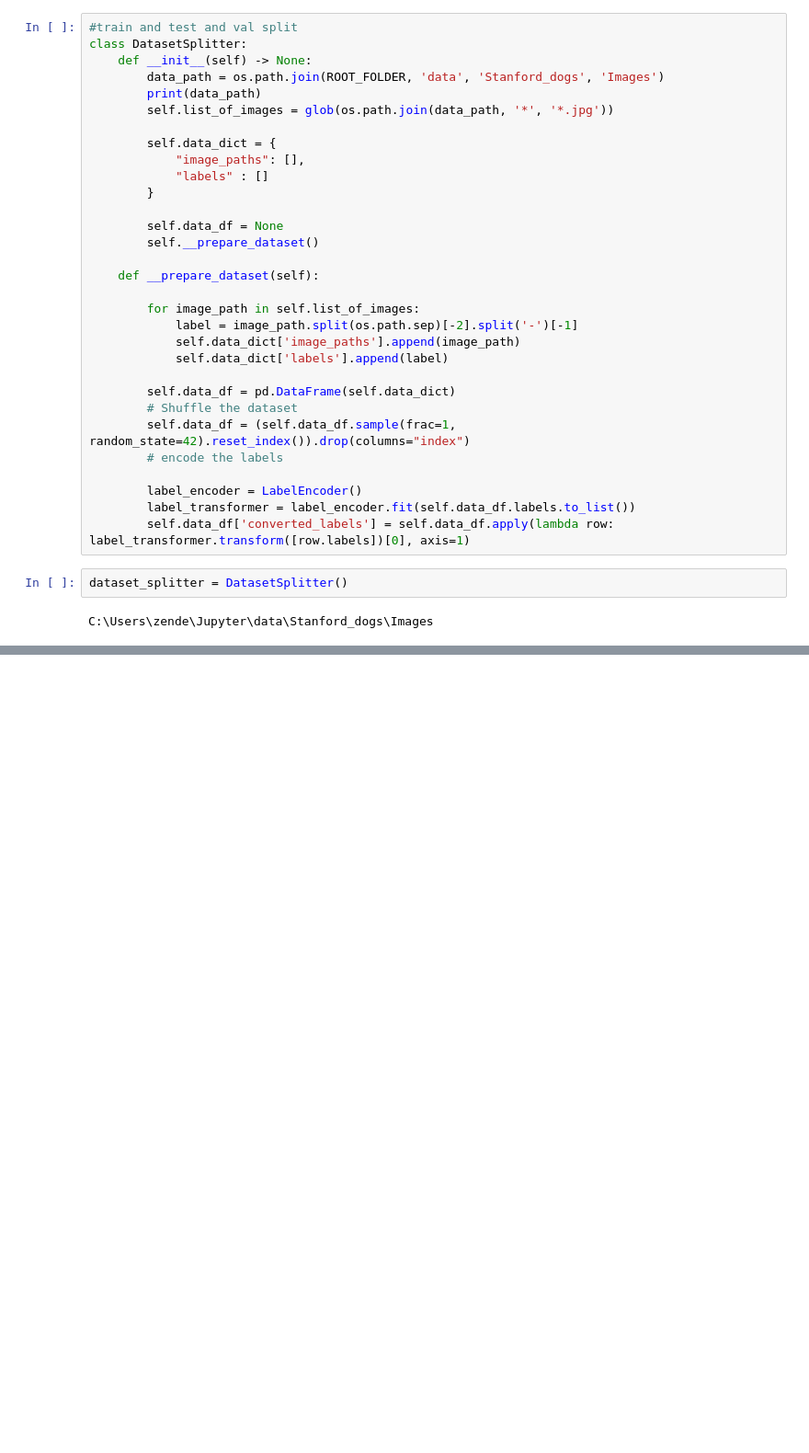
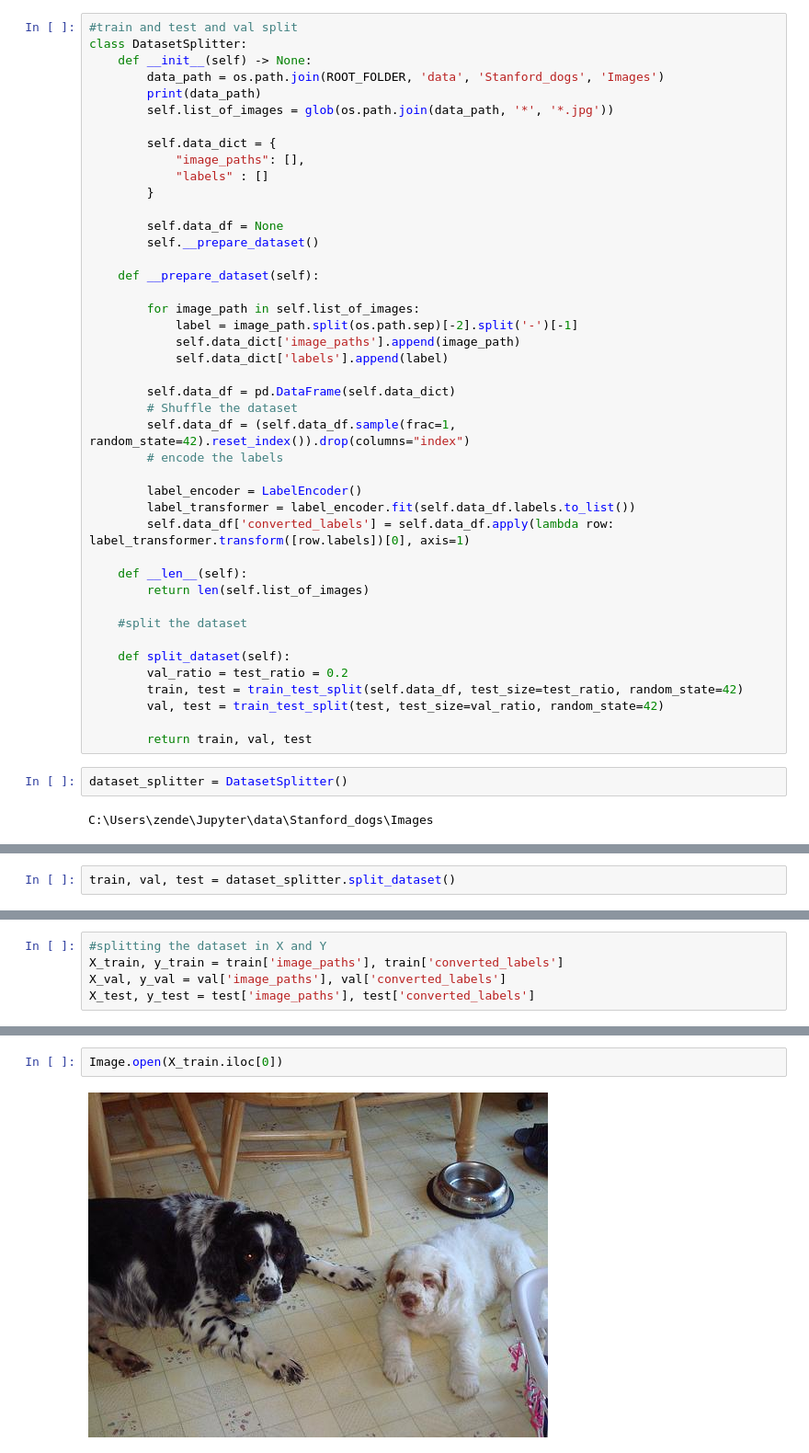
Before and after one commit to cosmos45/Tensors_dogs, a Jupyter notebook: tensors.ipynb, the cells around one changed output, grey strips where cells are left out. Shown: that part at 92% size. Cells and saved outputs as stored; diff of their text form; blank space fills up the shorter version.

```diff
--- a/tensors.ipynb
+++ b/tensors.ipynb
@@ -54,6 +60,18 @@ class DatasetSplitter:
         label_encoder = LabelEncoder()
         label_transformer = label_encoder.fit(self.data_df.labels.to_list())
         self.data_df['converted_labels'] = self.data_df.apply(lambda row: label_transformer.transform([row.labels])[0], axis=1)
+
+    def __len__(self):
+        return len(self.list_of_images)
+
+    #split the dataset
+
+    def split_dataset(self):
+        val_ratio = test_ratio = 0.2
+        train, test = train_test_split(self.data_df, test_size=test_ratio, random_state=42)
+        val, test = train_test_split(test, test_size=val_ratio, random_state=42)
+
+        return train, val, test
 # %%
 dataset_splitter = DatasetSplitter()
 # %% [output]
@@ -79,0 +79,2 @@ image_file_path.split(os.path.sep)[-2].split('-')[-1]
+# %%
+train, val, test = dataset_splitter.split_dataset()
@@ -79,0 +145,5 @@ image_file_path.split(os.path.sep)[-2].split('-')[-1]
+# %%
+#splitting the dataset in X and Y
+X_train, y_train = train['image_paths'], train['converted_labels']
+X_val, y_val = val['image_paths'], val['converted_labels']
+X_test, y_test = test['image_paths'], test['converted_labels']
@@ -79,0 +168,4 @@ image_file_path.split(os.path.sep)[-2].split('-')[-1]
+# %%
+Image.open(X_train.iloc[0])
+# %% [output]
+[figure, added]
```
Also changed, not shown: parts of 45 cells of this notebook.
